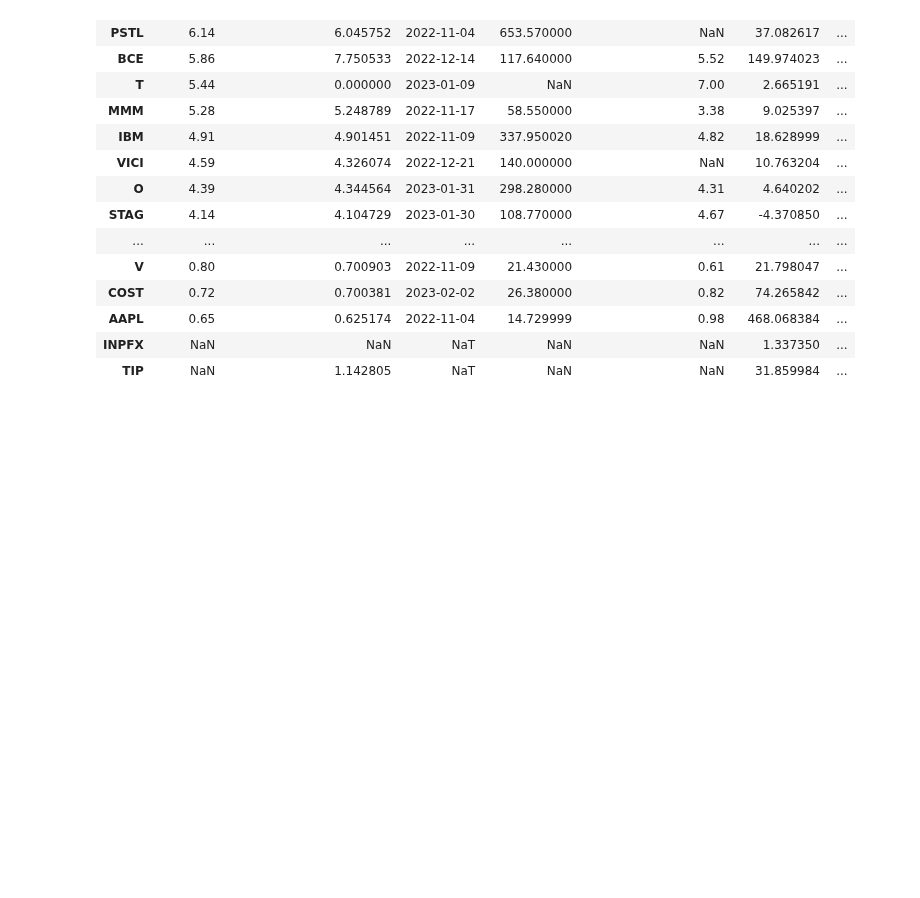
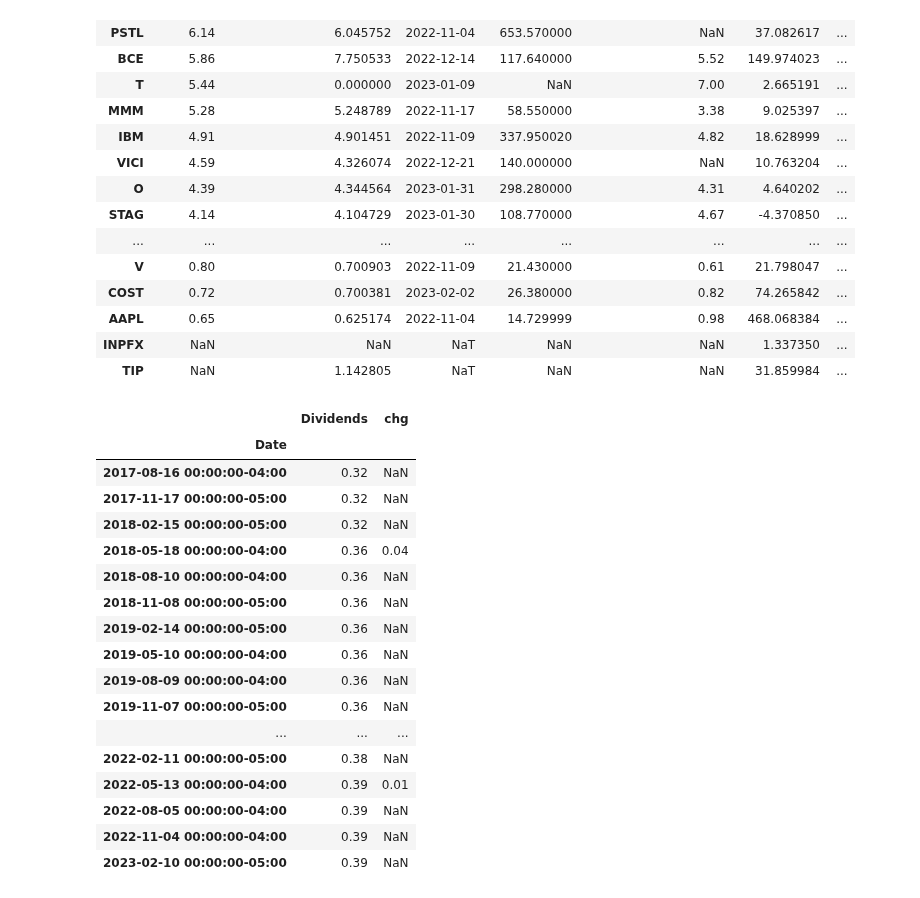
Before and after one commit to Idanq1/Stocks-Strategies, a Jupyter notebook: Dividends/Screener1.ipynb, the cells around one changed output. Drawn from its saved outputs; the diff is of its cells as text; code cells hidden in the pictures; blank space fills up the shorter version.

```diff
--- a/Dividends/Screener1.ipynb
+++ b/Dividends/Screener1.ipynb
@@ -151,3 +157,36 @@ df.sort_values("div yield", ascending=False)
 | AAPL | 0.65 | 0.625174 | 2022-11-04 | 14.729999 | 0.98 | 468.068384 | ... |
 | INPFX | NaN | NaN | NaT | NaN | NaN | 1.337350 | ... |
 | TIP | NaN | 1.142805 | NaT | NaN | NaN | 31.859984 | ... |
+# %%
+ticker = "JHG"
+
+stock = yf.Ticker(ticker)
+tmp = stock.dividends
+div_df = pd.DataFrame(index=tmp.index)
+div_df["Dividends"] = tmp
+# div_df.index = div_df.index.year
+div_df = div_df.groupby(div_df.index).mean()
+# div_df["Growth year"] = ((div_df["Dividends"]/div_df["Dividends"].shift(1)) - 1) * 100
+# div_df["DGR5y"] = div_df["Growth year"].rolling(5).mean()
+div_df["chg"] = div_df["Dividends"].diff()
+div_df["chg"] = div_df["chg"].where(div_df["chg"] != 0, np.nan)
+div_df
+# %% [output]
+|  | Dividends | chg |
+| Date |  |  |
+| 2017-08-16 00:00:00-04:00 | 0.32 | NaN |
+| 2017-11-17 00:00:00-05:00 | 0.32 | NaN |
+| 2018-02-15 00:00:00-05:00 | 0.32 | NaN |
+| 2018-05-18 00:00:00-04:00 | 0.36 | 0.04 |
+| 2018-08-10 00:00:00-04:00 | 0.36 | NaN |
+| 2018-11-08 00:00:00-05:00 | 0.36 | NaN |
+| 2019-02-14 00:00:00-05:00 | 0.36 | NaN |
+| 2019-05-10 00:00:00-04:00 | 0.36 | NaN |
+| 2019-08-09 00:00:00-04:00 | 0.36 | NaN |
+| 2019-11-07 00:00:00-05:00 | 0.36 | NaN |
+| ... | ... | ... |
+| 2022-02-11 00:00:00-05:00 | 0.38 | NaN |
+| 2022-05-13 00:00:00-04:00 | 0.39 | 0.01 |
+| 2022-08-05 00:00:00-04:00 | 0.39 | NaN |
+| 2022-11-04 00:00:00-04:00 | 0.39 | NaN |
+| 2023-02-10 00:00:00-05:00 | 0.39 | NaN |
```
Also changed, not shown: parts of 3 cells of this notebook, 5 other files.
